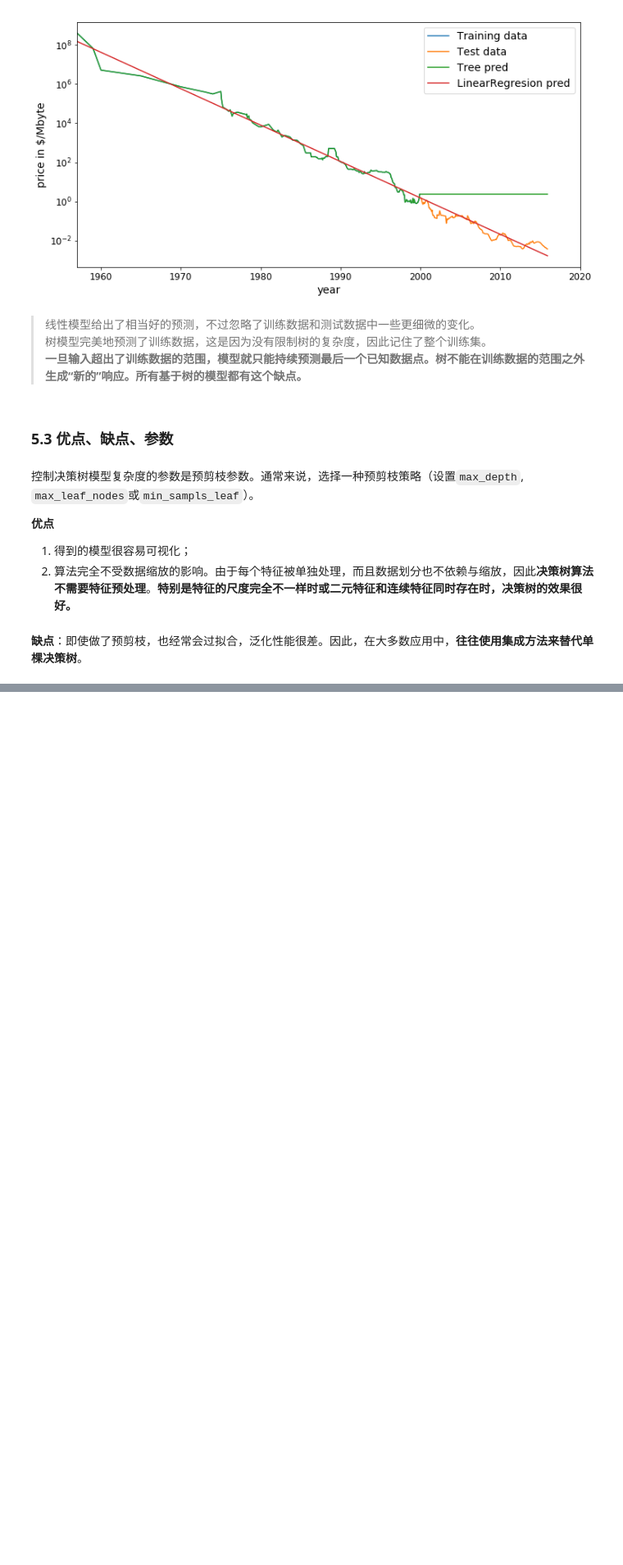
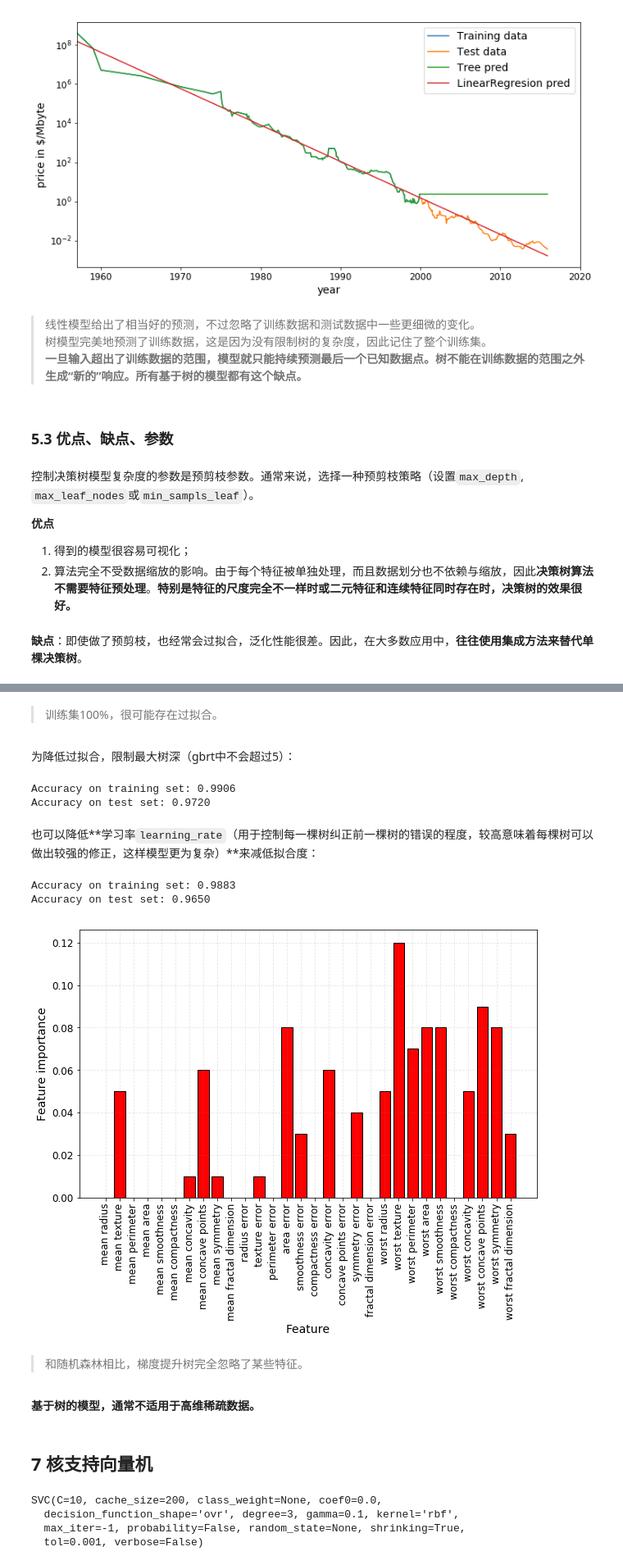
Before and after one commit to libingallin/introduction-to-ml, a Jupyter notebook: ch2_supervised_learning.ipynb, the cells around one changed output, grey strips where cells are left out. Shown at 82% size. Saved outputs shown, nothing was run; the diff lists cells and outputs as text; code cells hidden in the pictures; blank space fills up the shorter version.

```diff
--- a/ch2_supervised_learning.ipynb
+++ b/ch2_supervised_learning.ipynb
@@ -1167,0 +1322,8 @@ plt.show()
+# %%
+X_train, X_test, y_train, y_test = train_test_split(
+    cancer.data, cancer.target, random_state=0)  # cancer数据集
+# %%
+from sklearn.ensemble import GradientBoostingClassifier
+
+gbrt_clf = GradientBoostingClassifier(random_state=42)
+gbrt_clf.fit(X_train, y_train)
@@ -1167,0 +1345,44 @@ plt.show()
+# %% [markdown]
+> 训练集100%，很可能存在过拟合。
+# %% [markdown]
+为降低过拟合，限制最大树深（gbrt中不会超过5）：
+# %%
+gbrt_clf = GradientBoostingClassifier(max_depth=1, random_state=42)
+gbrt_clf.fit(X_train, y_train)
+
+print("Accuracy on training set: {:.4f}".format(gbrt_clf.score(X_train, y_train)))
+print("Accuracy on test set: {:.4f}".format(gbrt_clf.score(X_test, y_test)))
+# %% [output]
+Accuracy on training set: 0.9906
+Accuracy on test set: 0.9720
+# %% [markdown]
+也可以降低**学习率`learning_rate`（用于控制每一棵树纠正前一棵树的错误的程度，较高意味着每棵树可以做出较强的修正，这样模型更为复杂）**来减低拟合度：
+# %%
+gbrt_clf = GradientBoostingClassifier(learning_rate=0.01, random_state=42)
+gbrt_clf.fit(X_train, y_train)
+
+print("Accuracy on training set: {:.4f}".format(gbrt_clf.score(X_train, y_train)))
+print("Accuracy on test set: {:.4f}".format(gbrt_clf.score(X_test, y_test)))
+# %% [output]
+Accuracy on training set: 0.9883
+Accuracy on test set: 0.9650
+# %%
+gbrt_clf = GradientBoostingClassifier(max_depth=1, random_state=42)
+gbrt_clf.fit(X_train, y_train)
+
+plt.figure(figsize=(10, 6))
+plt.bar(range(cancer.data.shape[1]), gbrt_clf.feature_importances_,
+        color='r', edgecolor='k', tick_label=cancer.feature_names)
+plt.xlabel("Feature")
+plt.ylabel("Feature importance")
+plt.xticks(rotation=90)
+plt.grid(color='grey', linestyle='--', alpha=0.2)
+plt.show()
+# %% [output]
+[figure, added]
+# %% [markdown]
+> 和随机森林相比，梯度提升树完全忽略了某些特征。
+# %% [markdown]
+**基于树的模型，通常不适用于高维稀疏数据。**
+# %% [markdown]
+## 7 核支持向量机
@@ -1167,0 +1396,10 @@ plt.show()
+# %%
+from sklearn.svm import SVC
+
+svm = SVC(kernel='rbf', C=10, gamma=0.1)
+svm.fit(X, y)
+# %% [output]
+SVC(C=10, cache_size=200, class_weight=None, coef0=0.0,
+  decision_function_shape='ovr', degree=3, gamma=0.1, kernel='rbf',
+  max_iter=-1, probability=False, random_state=None, shrinking=True,
+  tol=0.001, verbose=False)
```
Also changed, not shown: parts of 94 cells of this notebook.
